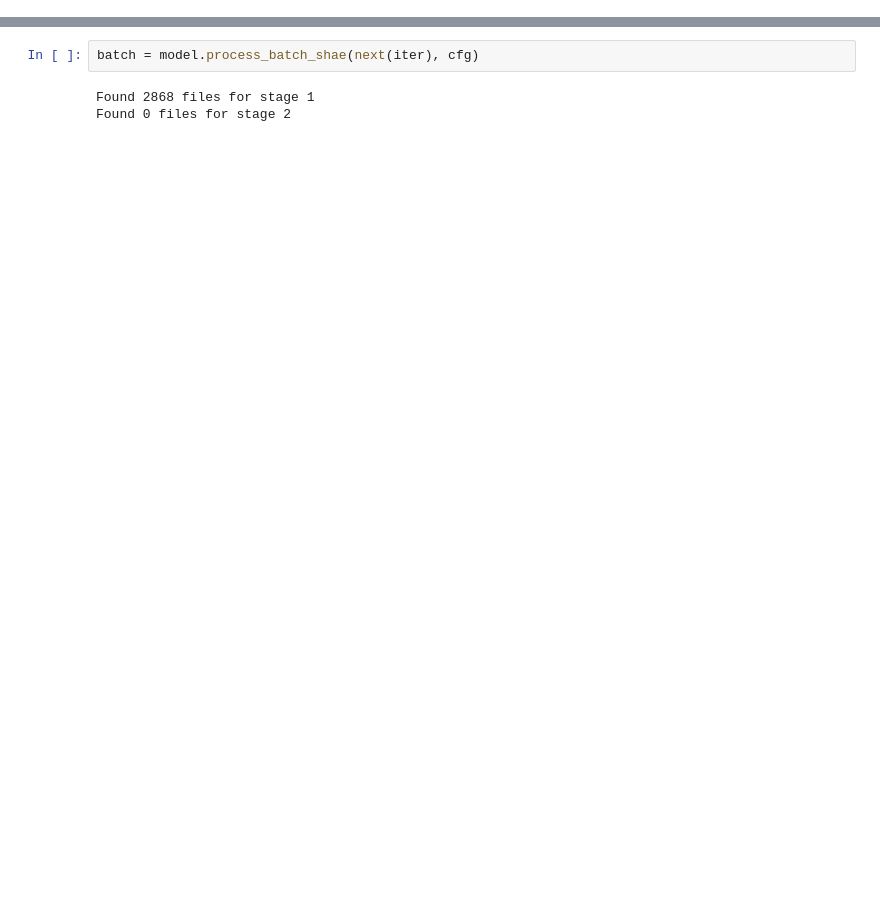
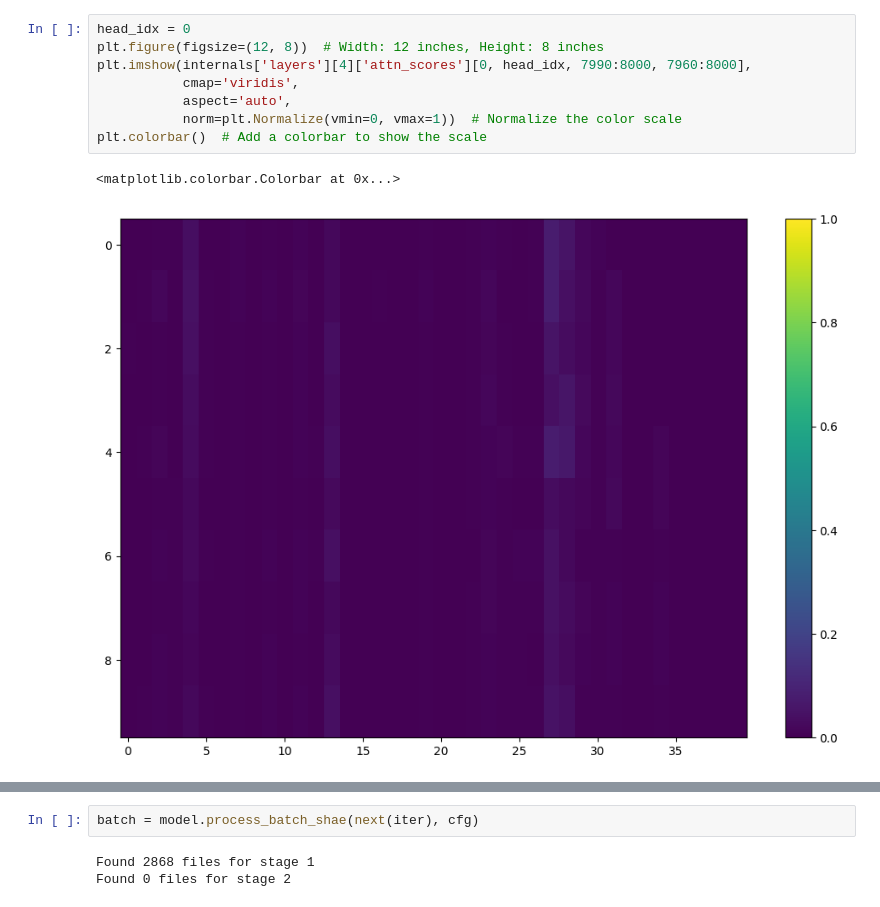
Before and after one commit to sholtodouglas/minformer, a Jupyter notebook: projects/bio/experiments.ipynb, the cells around one changed output, grey strips where cells are left out. Saved outputs shown, nothing was run; the diff lists cells and outputs as text; blank space fills up the shorter version.

```diff
--- a/projects/bio/experiments.ipynb
+++ b/projects/bio/experiments.ipynb
@@ -83,0 +224,11 @@ Found 0 files for stage 2
+# %%
+head_idx = 0
+plt.figure(figsize=(12, 8))  # Width: 12 inches, Height: 8 inches
+plt.imshow(internals['layers'][4]['attn_scores'][0, head_idx, 7990:8000, 7960:8000],
+           cmap='viridis',
+           aspect='auto',
+           norm=plt.Normalize(vmin=0, vmax=1))  # Normalize the color scale
+plt.colorbar()  # Add a colorbar to show the scale
+# %% [output]
+<matplotlib.colorbar.Colorbar at 0x...>
+[figure, added]
```
Also changed, not shown: parts of 33 cells of this notebook, 5 other files.
